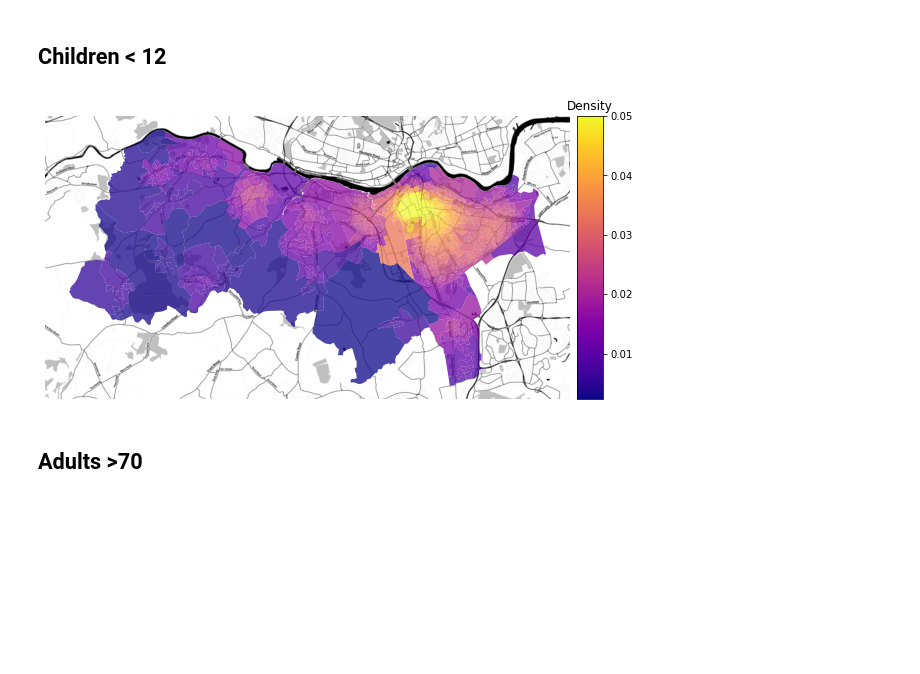
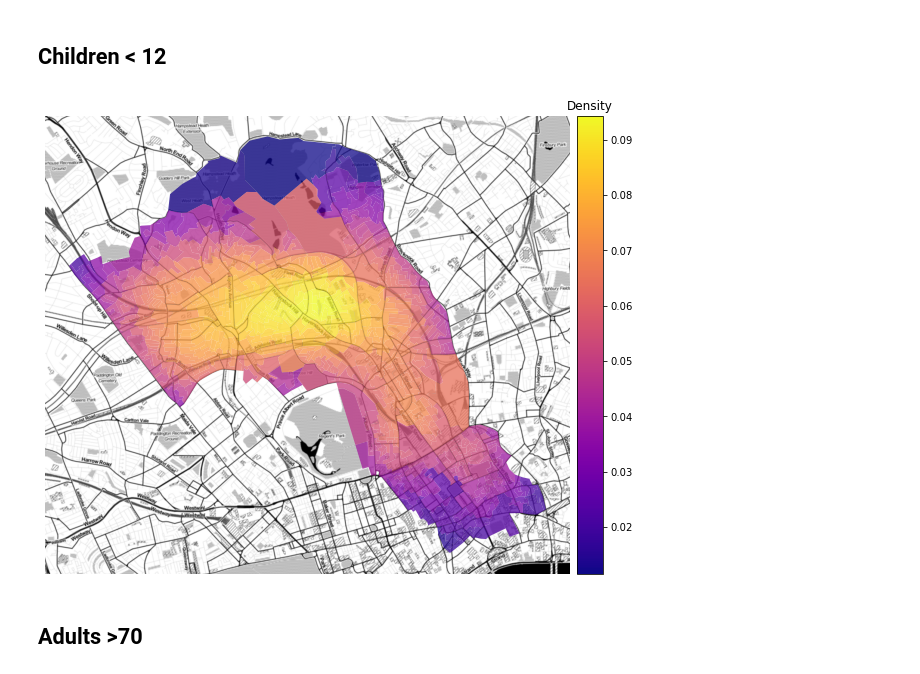
Before and after one commit to alan-turing-institute/spatial-inequality, a Jupyter notebook: notebooks/oa_importance.ipynb, the cells around one changed output. Drawn from its saved outputs; the diff is of its cells as text; code cells hidden in the pictures; blank space fills up the shorter version.

```diff
--- a/notebooks/oa_importance.ipynb
+++ b/notebooks/oa_importance.ipynb
@@ -8,7 +8,7 @@ from spineq.data_fetcher import lad20nm_to_lad20cd
 import pandas as pd
 # %%
 theta = 500
-vmax = 0.05
+vmax = None
 # %%
-lad20nm = "Newcastle upon Tyne"
+lad20nm = "Camden"
 lad20cd = lad20nm_to_lad20cd(lad20nm)
@@ -31,13 +38,13 @@ plot_oa_importance(lad20cd, oa_weights, figsize=(10, 10), theta=theta, vmax=vmax
 # %%
 oa_weights = calc_oa_weights(
     lad20cd=lad20cd,
-    pop_age_groups={"pop_children": {'min': 0, 'max': 11, 'weight': 1}},
+    pop_age_groups={"pop_children": {"min": 0, "max": 11, "weight": 1}},
     population_weight=1,
-    workplace_weight=0
+    workplace_weight=0,
 )
-plot_oa_importance(lad20cd, oa_weights, figsize=(10,10), theta=theta, vmax=vmax)
+plot_oa_importance(lad20cd, oa_weights, figsize=(10, 10), theta=theta, vmax=vmax)
 # %% [output]
-[figure, old version]
+[figure, new version]
 # %% [markdown]
 ## Adults >70
 # %%
```
Also changed, not shown: parts of 5 cells of this notebook, 14 other files.
